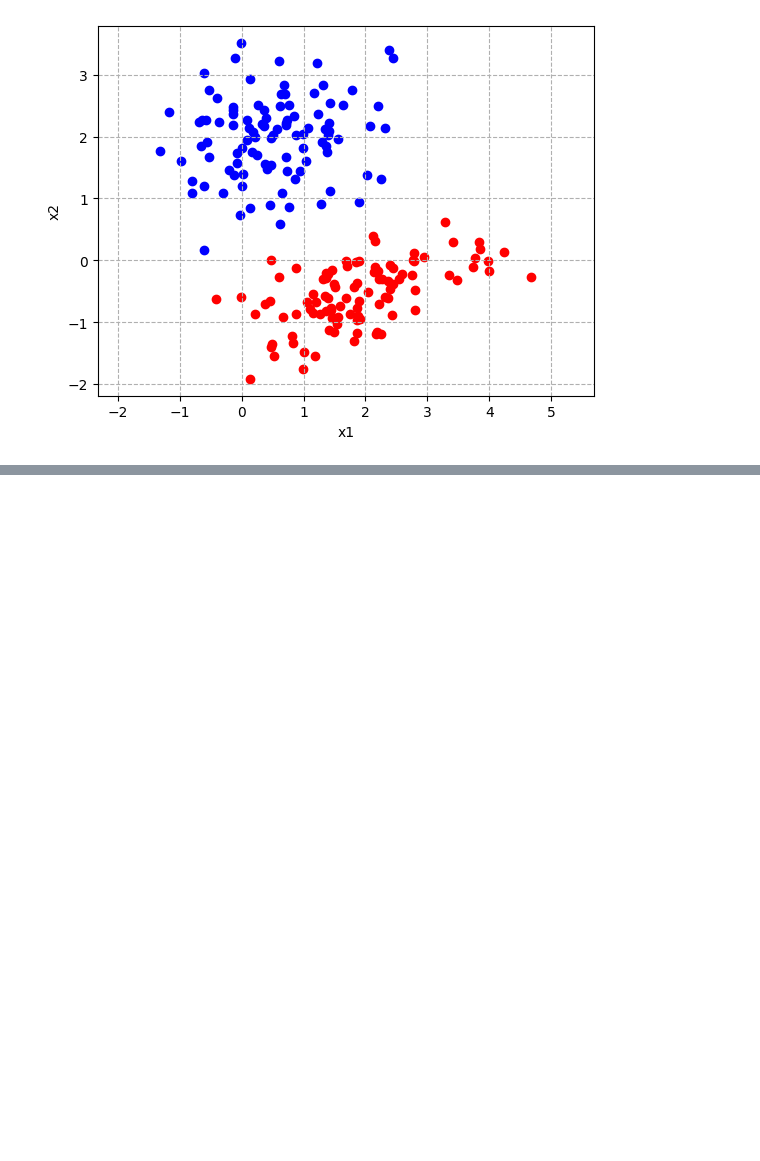
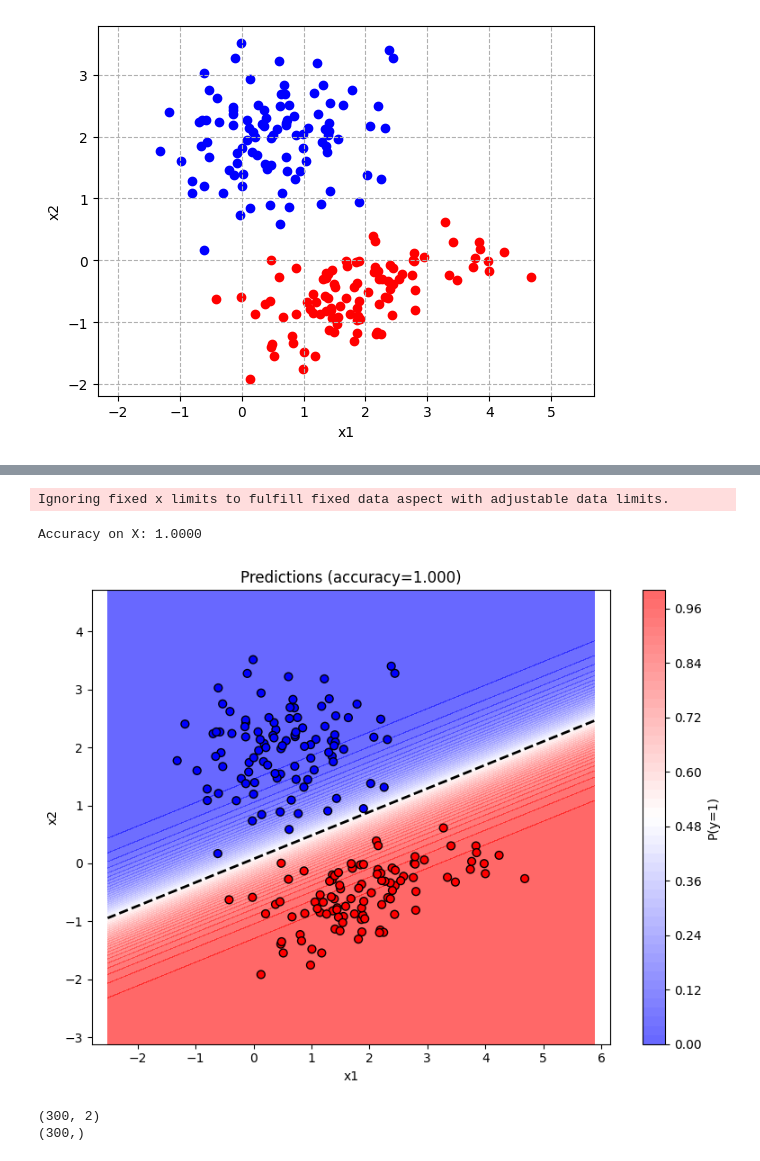
Before and after one commit to tyofushun5/adrobo_ai_and_programming_fundamentals_practice, a Jupyter notebook: practice/Lecture3/ai03.ipynb, the cells around one changed output, grey strips where cells are left out. Cells and saved outputs as stored; diff of their text form; code cells hidden in the pictures; blank space fills up the shorter version.

```diff
--- a/practice/Lecture3/ai03.ipynb
+++ b/practice/Lecture3/ai03.ipynb
@@ -154,0 +164,17 @@ class MLP(nn.Module):
+# %%
+visualize()
+# %% [output]
+Ignoring fixed x limits to fulfill fixed data aspect with adjustable data limits.
+Accuracy on X: 1.0000
+[figure, added]
+# %%
+import pandas as pd
+import numpy as np
+df = pd.read_csv('data_triangle.csv')
+X = df[['x1', 'x2']].values
+y = df['y'].values
+print(X.shape)
+print(y.shape)
+# %% [output]
+(300, 2)
+(300,)
```
Also changed, not shown: parts of 19 cells of this notebook.
